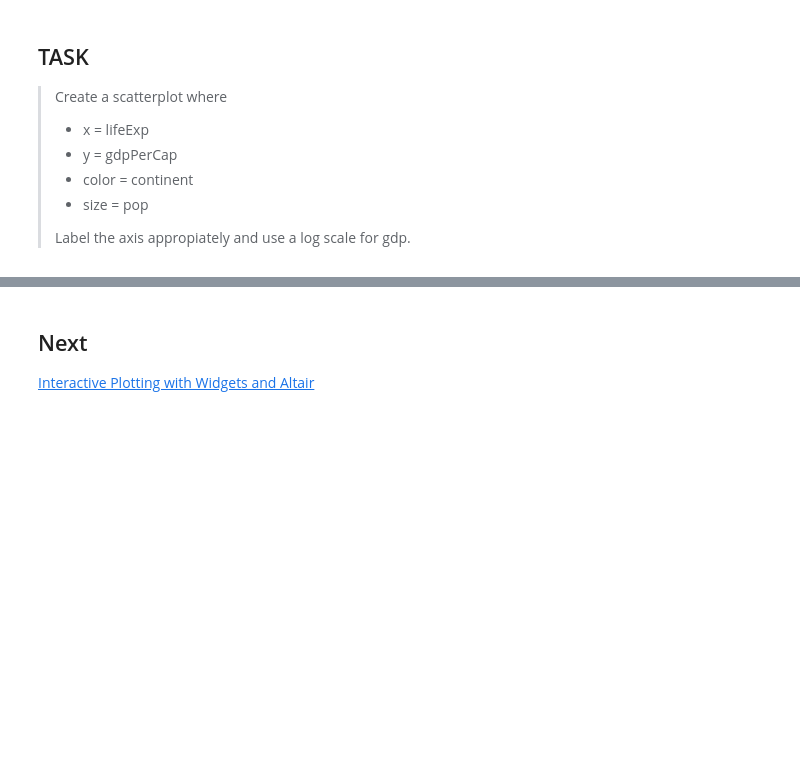
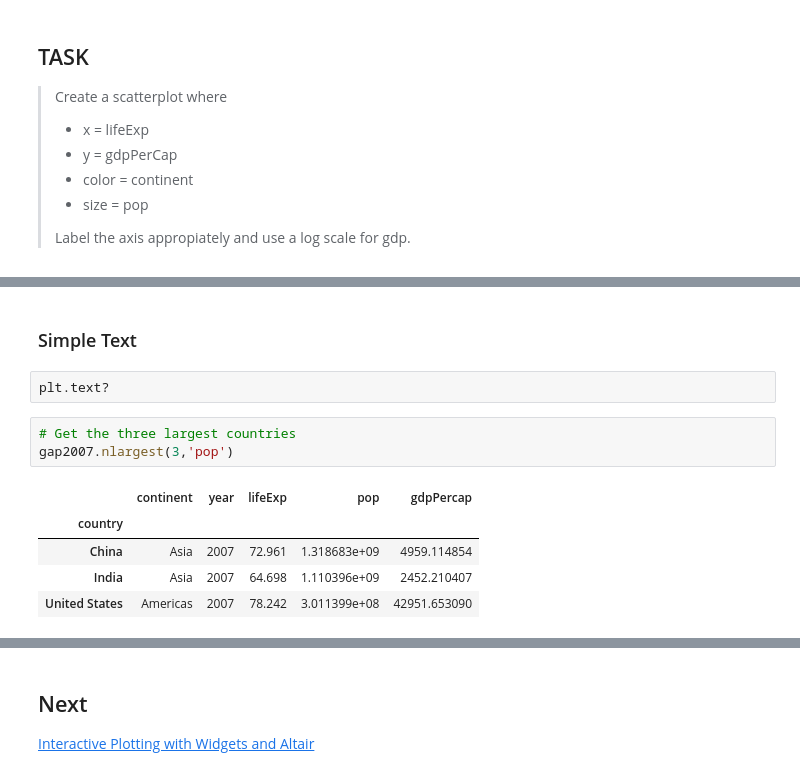
Before and after one commit to miguelazue/python-visualization-tutorial, a Jupyter notebook: 03_StaticPlotting.ipynb, the cells around one changed output, grey strips where cells are left out. Cells and saved outputs as stored; diff of their text form; blank space fills up the shorter version.

```diff
--- a/03_StaticPlotting.ipynb
+++ b/03_StaticPlotting.ipynb
@@ -176,0 +180,13 @@ sns.clustermap(corrmat, square=True)
+# %% [markdown]
+### Simple Text
+# %%
+plt.text?
+# %%
+# Get the three largest countries
+gap2007.nlargest(3,'pop')
+# %% [output]
+|  | continent | year | lifeExp | pop | gdpPercap |
+| country |  |  |  |  |  |
+| China | Asia | 2007 | 72.961 | 1.318683e+09 | 4959.114854 |
+| India | Asia | 2007 | 64.698 | 1.110396e+09 | 2452.210407 |
+| United States | Americas | 2007 | 78.242 | 3.011399e+08 | 42951.653090 |
```
Also changed, not shown: parts of 6 cells of this notebook.
